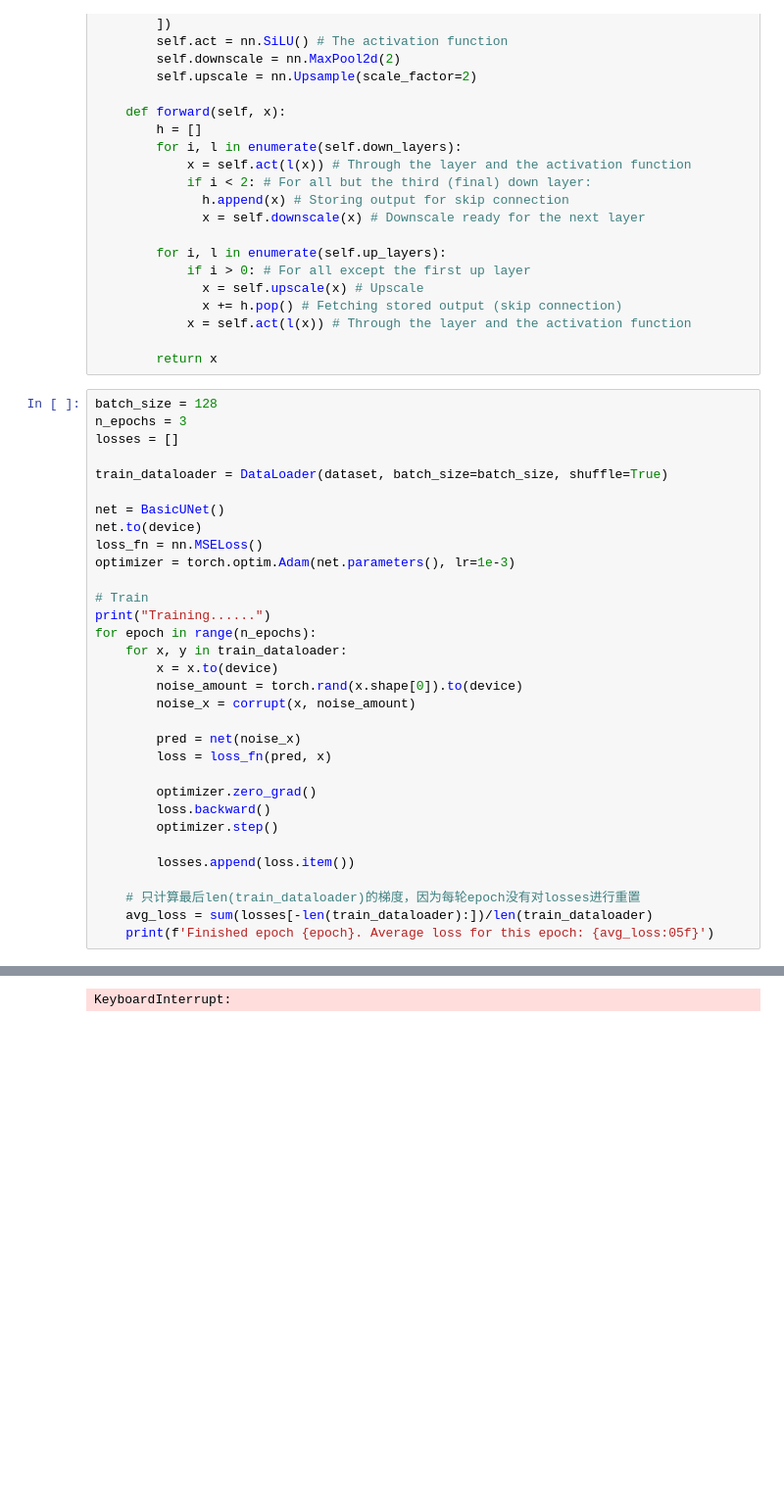
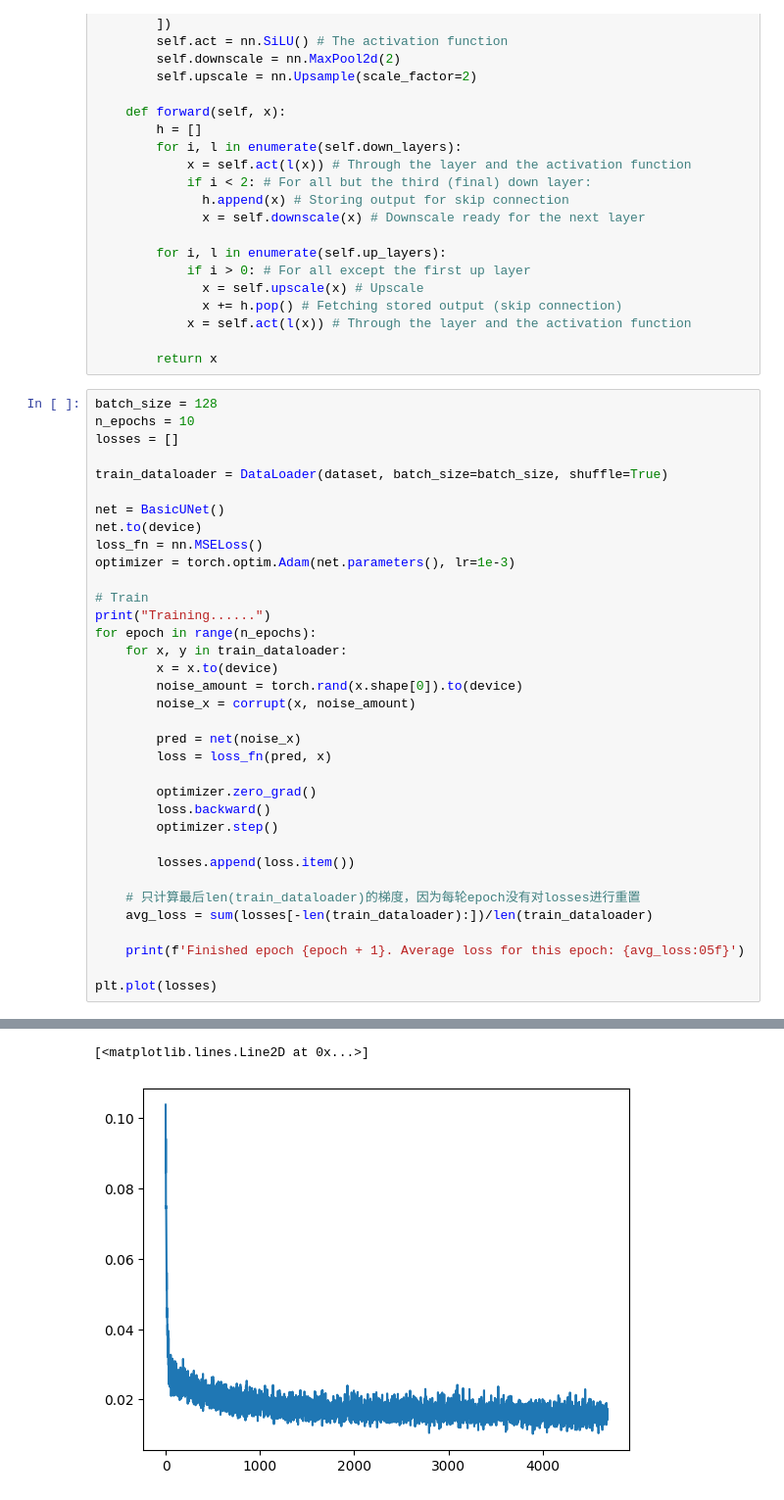
Before and after one commit to LengNian/Diffusion-Model, a Jupyter notebook: diffusionmodel.ipynb, the cells around one changed output, grey strips where cells are left out. Shown: that part at 98% size. Saved outputs shown, nothing was run; the diff lists cells and outputs as text; blank space fills up the shorter version.

```diff
--- a/diffusionmodel.ipynb
+++ b/diffusionmodel.ipynb
@@ -93,7 +90,7 @@ class BasicUNet(nn.Module):
         return x
 # %%
 batch_size = 128
-n_epochs = 3
+n_epochs = 10
 losses = []
 
 train_dataloader = DataLoader(dataset, batch_size=batch_size, shuffle=True)
@@ -122,6 +119,9 @@ for epoch in range(n_epochs):
 
     # 只计算最后len(train_dataloader)的梯度，因为每轮epoch没有对losses进行重置
     avg_loss = sum(losses[-len(train_dataloader):])/len(train_dataloader)
-    print(f'Finished epoch {epoch}. Average loss for this epoch: {avg_loss:05f}')
+
+    print(f'Finished epoch {epoch + 1}. Average loss for this epoch: {avg_loss:05f}')
+
+plt.plot(losses)
 # %% [output]
 Training......
@@ -144 +138,2 @@ tensor(0.0199, device='cuda:0', grad_fn=<MseLossBackward0>)
-KeyboardInterrupt:
+[<matplotlib.lines.Line2D at 0x...>]
+[figure, added]
```
Also changed, not shown: parts of 5 cells of this notebook.
